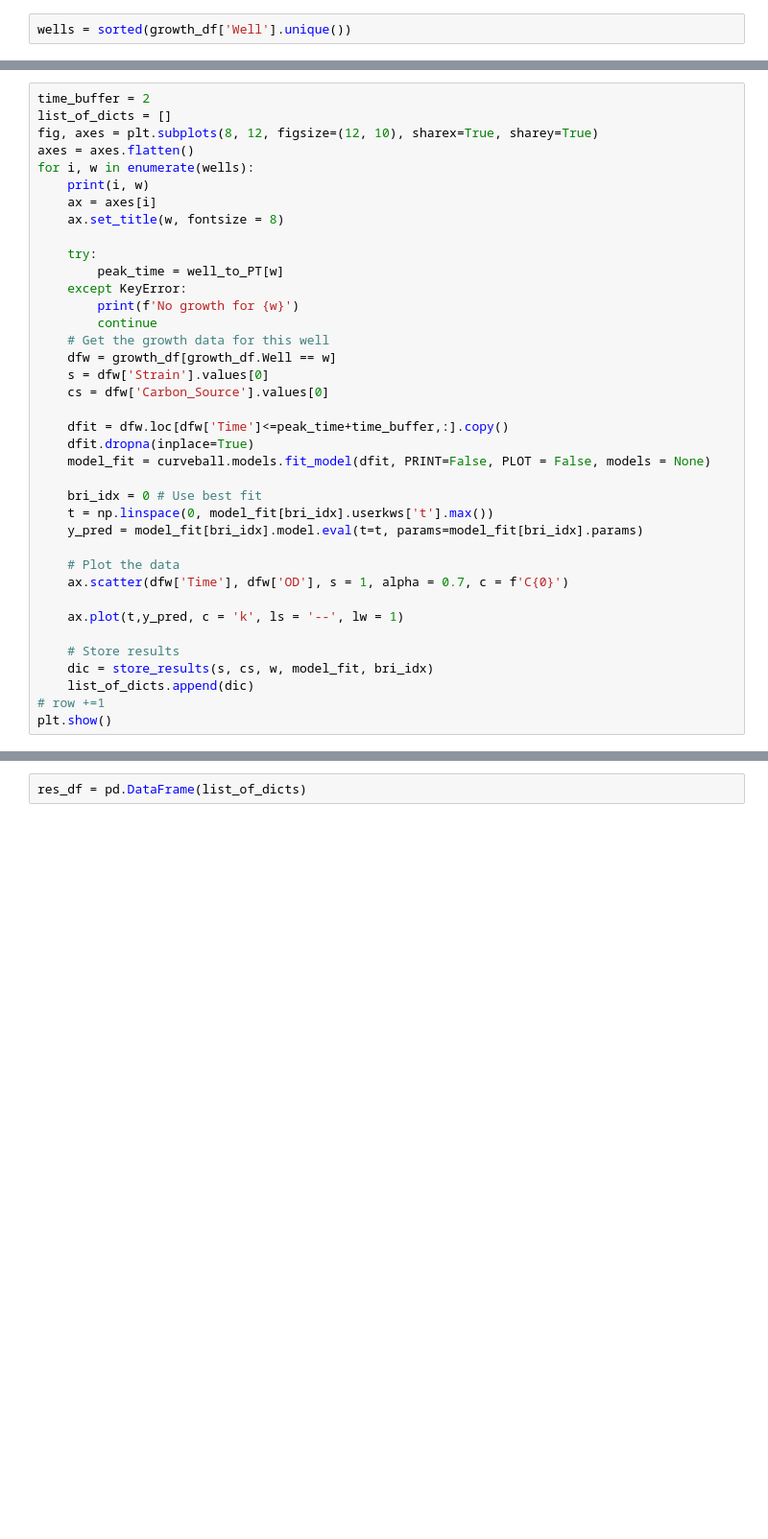
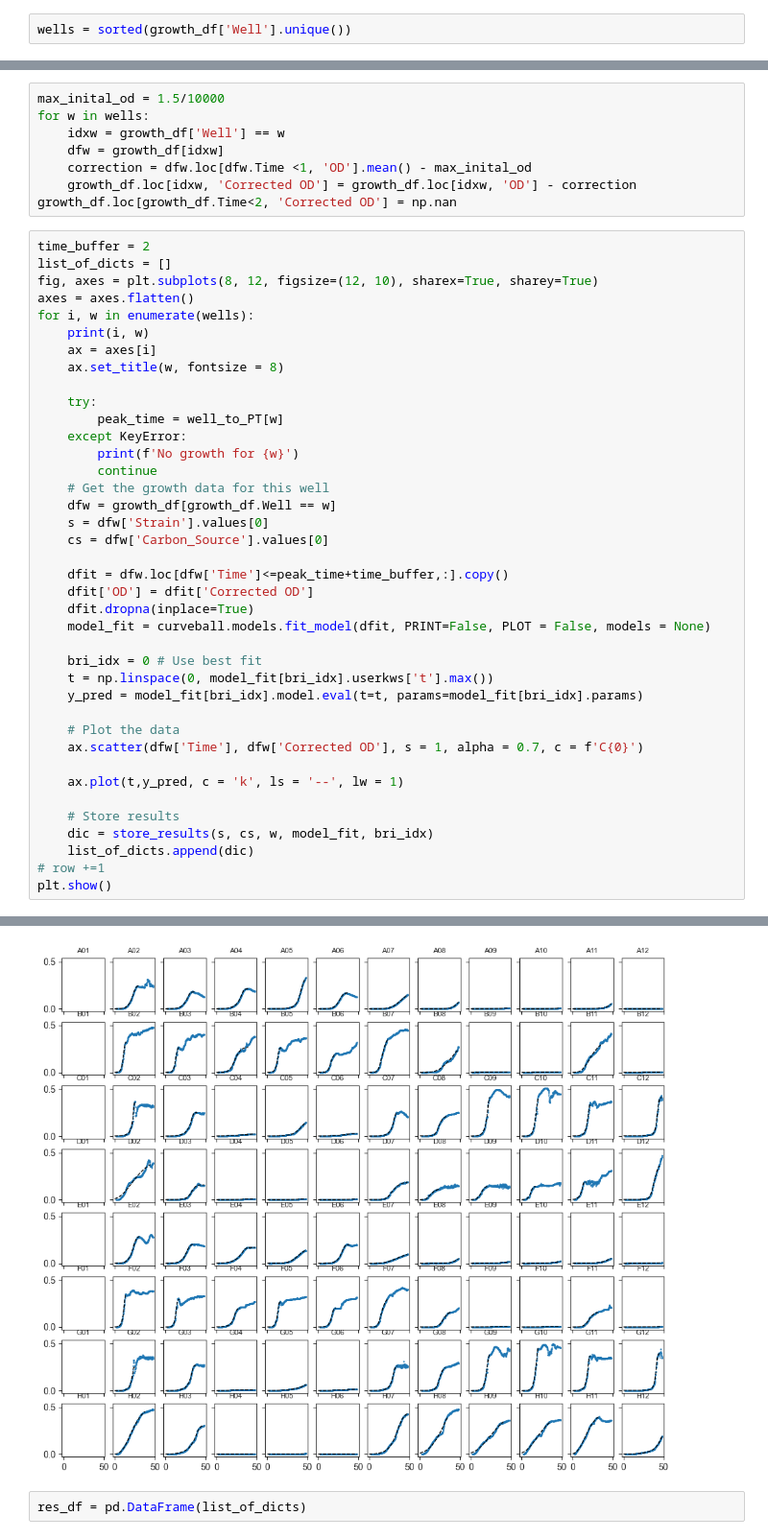
Before and after one commit to sulheim/metabolite-release, a Jupyter notebook: notebooks/1_release_rates/3_vila_et_al/3B_estimate_growth_rates.ipynb, the cells around one changed output, grey strips where cells are left out. Shown: that part at 96% size. Cells and saved outputs as stored; diff of their text form; blank space fills up the shorter version.

```diff
--- a/notebooks/1_release_rates/3_vila_et_al/3B_estimate_growth_rates.ipynb
+++ b/notebooks/1_release_rates/3_vila_et_al/3B_estimate_growth_rates.ipynb
@@ -89,3 +92,11 @@ wells = sorted(growth_df['Well'].unique())
+# %%
+max_inital_od = 1.5/10000
+for w in wells:
+    idxw = growth_df['Well'] == w
+    dfw = growth_df[idxw]
+    correction = dfw.loc[dfw.Time <1, 'OD'].mean() - max_inital_od
+    growth_df.loc[idxw, 'Corrected OD'] = growth_df.loc[idxw, 'OD'] - correction
+growth_df.loc[growth_df.Time<2, 'Corrected OD'] = np.nan
 # %%
 time_buffer = 2
 list_of_dicts = []
@@ -107,6 +118,7 @@ for i, w in enumerate(wells):
     cs = dfw['Carbon_Source'].values[0]
 
     dfit = dfw.loc[dfw['Time']<=peak_time+time_buffer,:].copy()
+    dfit['OD'] = dfit['Corrected OD']
     dfit.dropna(inplace=True)
     model_fit = curveball.models.fit_model(dfit, PRINT=False, PLOT = False, models = None)
 
@@ -115,7 +127,7 @@ for i, w in enumerate(wells):
     y_pred = model_fit[bri_idx].model.eval(t=t, params=model_fit[bri_idx].params)
 
     # Plot the data
-    ax.scatter(dfw['Time'], dfw['OD'], s = 1, alpha = 0.7, c = f'C{0}')
+    ax.scatter(dfw['Time'], dfw['Corrected OD'], s = 1, alpha = 0.7, c = f'C{0}')
 
     ax.plot(t,y_pred, c = 'k', ls = '--', lw = 1)
 
@@ -201,3 +229,4 @@ No growth rate found
+[figure, added]
 # %%
 res_df = pd.DataFrame(list_of_dicts)
 # %%
```
Also changed, not shown: parts of 2 cells of this notebook, 9 other files.
